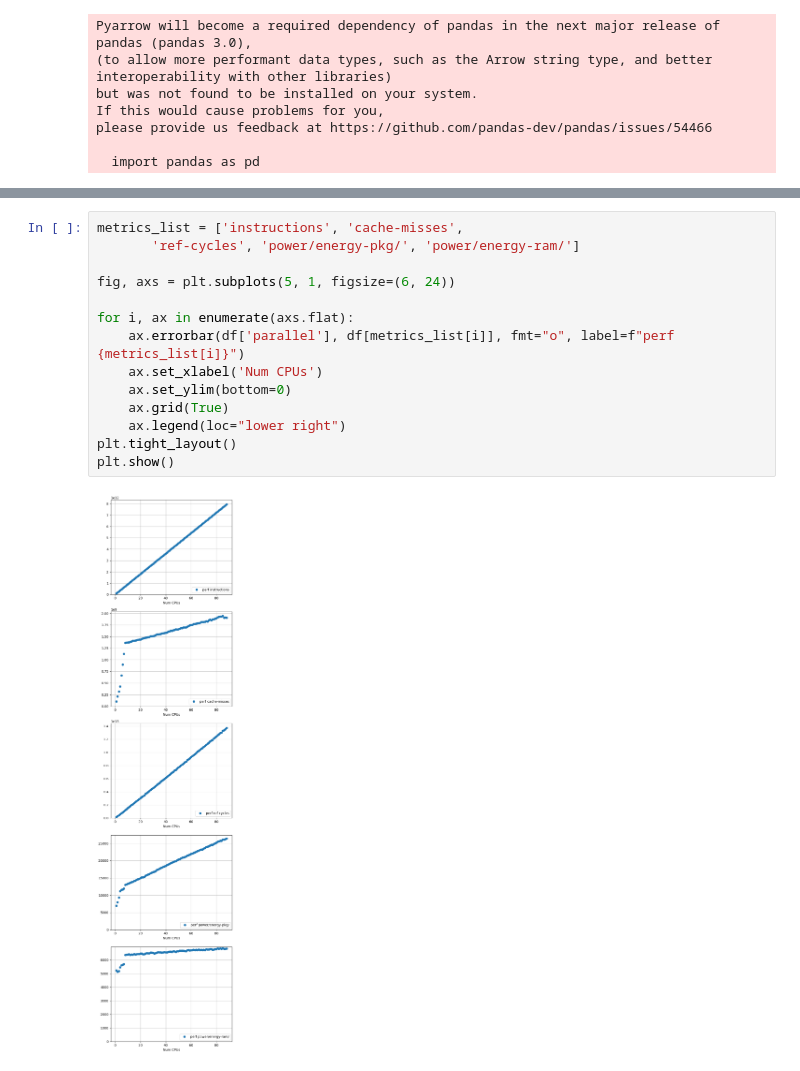
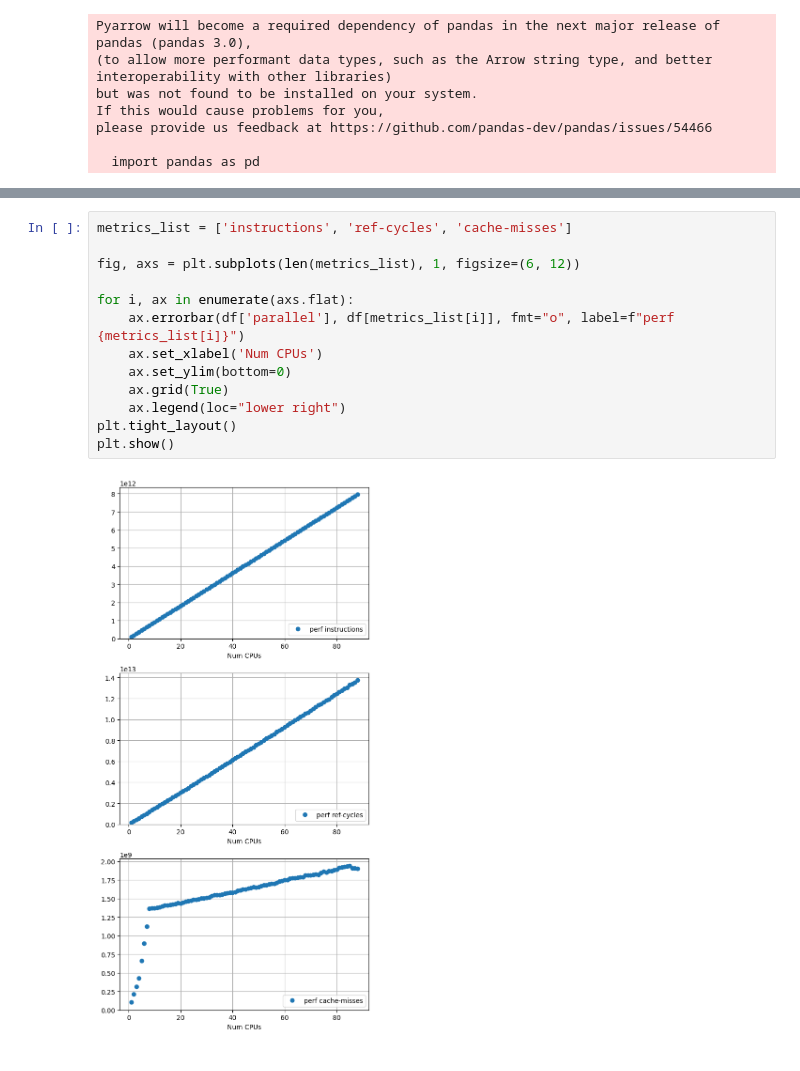
Before and after one commit to SustainableOpenShift/peakler, a Jupyter notebook: experiments/microbenchmarks/jupyter-notebook/perf_stat_alu_parallel.ipynb, the cells around one changed output, grey strips where cells are left out. Drawn from its saved outputs; the diff is of its cells as text.

```diff
--- a/experiments/microbenchmarks/jupyter-notebook/perf_stat_alu_parallel.ipynb
+++ b/experiments/microbenchmarks/jupyter-notebook/perf_stat_alu_parallel.ipynb
@@ -49,16 +64,15 @@ df = pd.DataFrame(df_dict)
 # %%
-metrics_list = ['instructions', 'cache-misses',
-       'ref-cycles', 'power/energy-pkg/', 'power/energy-ram/']
+metrics_list = ['instructions', 'ref-cycles', 'cache-misses']
 
-fig, axs = plt.subplots(5, 1, figsize=(6, 24))
+fig, axs = plt.subplots(len(metrics_list), 1, figsize=(6, 12))
 
 for i, ax in enumerate(axs.flat):
     ax.errorbar(df['parallel'], df[metrics_list[i]], fmt="o", label=f"perf {metrics_list[i]}")
     ax.set_xlabel('Num CPUs')
     ax.set_ylim(bottom=0)
     ax.grid(True)
     ax.legend(loc="lower right")
 plt.tight_layout()
 plt.show()
 # %% [output]
-[figure, old version]
+[figure, new version]
```
Also changed, not shown: parts of 2 cells of this notebook, 1 other file.
